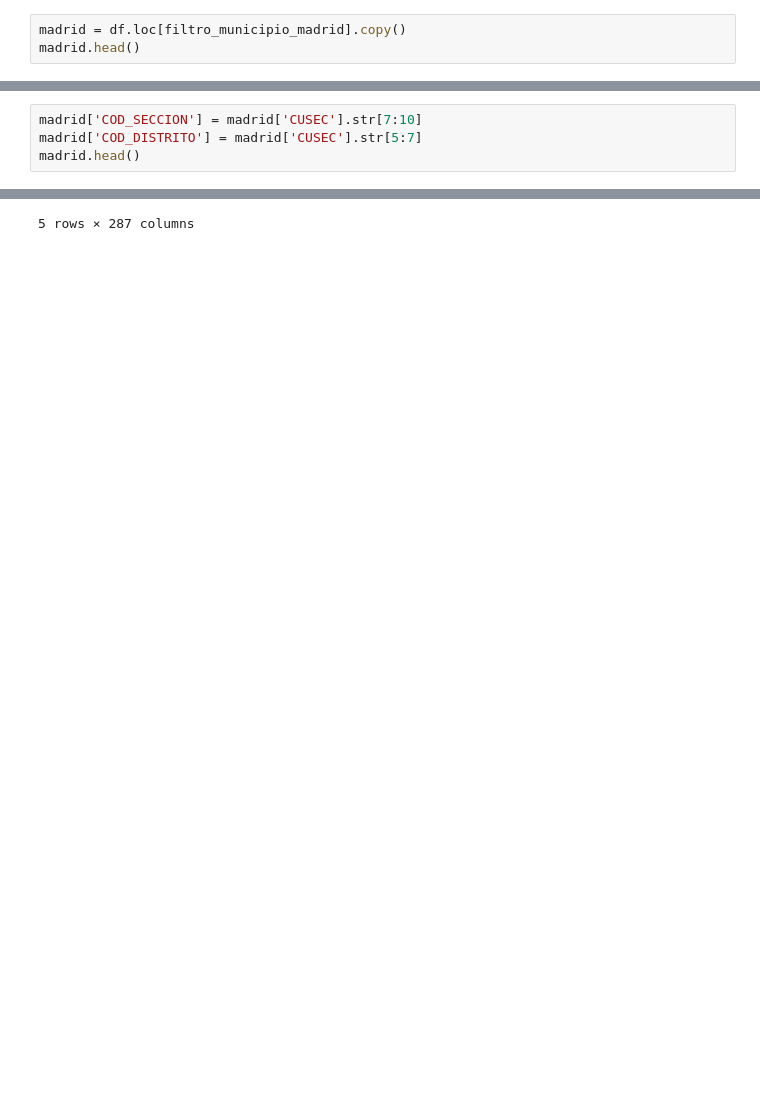
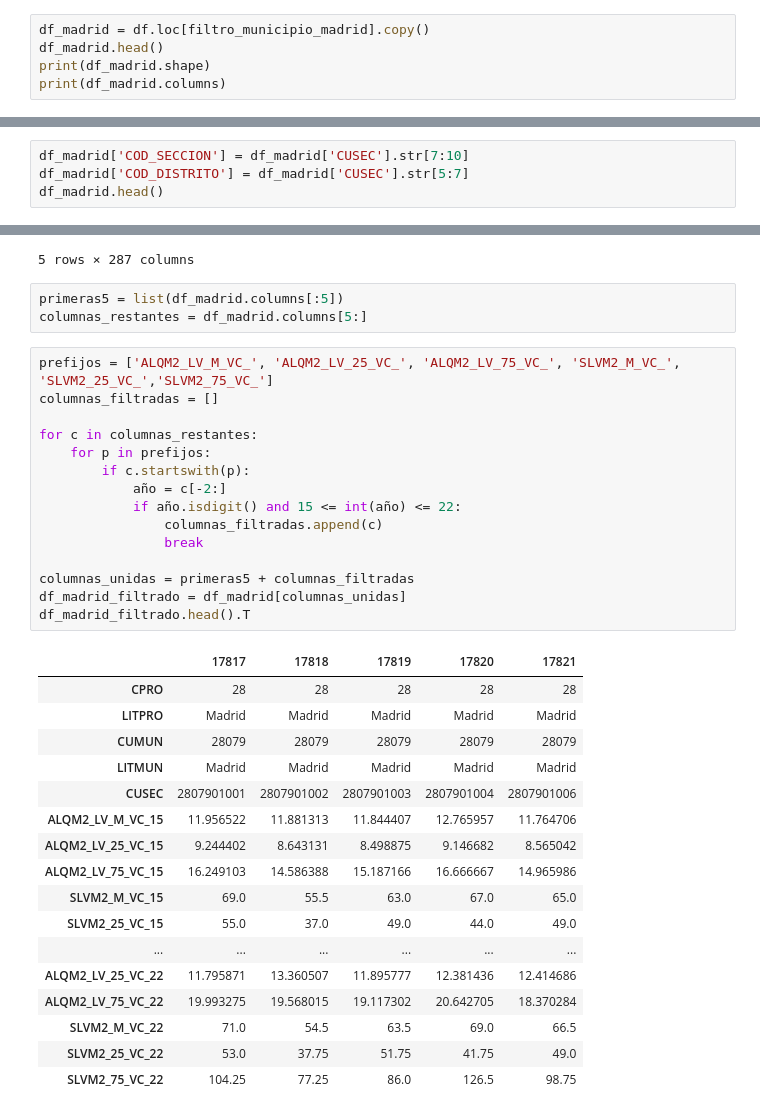
Before and after one commit to Juancarlosdelmarlostanau/proyecto-radar-de-inversion, a Jupyter notebook: datos-serpavi.ipynb, the cells around one changed output, grey strips where cells are left out. Saved outputs shown, nothing was run; the diff lists cells and outputs as text; blank space fills up the shorter version.

```diff
--- a/datos-serpavi.ipynb
+++ b/datos-serpavi.ipynb
@@ -69,6 +69,8 @@ print(filtro_municipio_madrid.sum())
 # %% [output]
 2442
 # %%
-madrid = df.loc[filtro_municipio_madrid].copy()
-madrid.head()
+df_madrid = df.loc[filtro_municipio_madrid].copy()
+df_madrid.head()
+print(df_madrid.shape)
+print(df_madrid.columns)
 # %% [output]
@@ -82,7 +86,7 @@ madrid.head()
 # %%
-madrid['COD_SECCION'] = madrid['CUSEC'].str[7:10]
-madrid['COD_DISTRITO'] = madrid['CUSEC'].str[5:7]
-madrid.head()
+df_madrid['COD_SECCION'] = df_madrid['CUSEC'].str[7:10]
+df_madrid['COD_DISTRITO'] = df_madrid['CUSEC'].str[5:7]
+df_madrid.head()
 # %% [output]
 |  | CPRO | LITPRO | CUMUN | LITMUN | CUSEC | BI_ALVHEPCO_TVC_11 | BI_ALVHEPCO_TVU_11 | ALQM2_LV_M_VC_11 | ... |
 | 17817 | 28 | Madrid | 28079 | Madrid | 2807901001 | 92.0 | 0.0 | 11.368421 | ... |
@@ -91,3 +95,39 @@ madrid.head()
 | 17820 | 28 | Madrid | 28079 | Madrid | 2807901004 | 101.0 | 0.0 | 13.392857 | ... |
 | 17821 | 28 | Madrid | 28079 | Madrid | 2807901006 | 127.0 | 0.0 | 12.500000 | ... |
 5 rows × 287 columns
+# %%
+primeras5 = list(df_madrid.columns[:5])
+columnas_restantes = df_madrid.columns[5:]
+# %%
+prefijos = ['ALQM2_LV_M_VC_', 'ALQM2_LV_25_VC_', 'ALQM2_LV_75_VC_', 'SLVM2_M_VC_', 'SLVM2_25_VC_','SLVM2_75_VC_']
+columnas_filtradas = []
+
+for c in columnas_restantes:
+    for p in prefijos:
+        if c.startswith(p):
+            año = c[-2:]
+            if año.isdigit() and 15 <= int(año) <= 22:
+                columnas_filtradas.append(c)
+                break
+
+columnas_unidas = primeras5 + columnas_filtradas
+df_madrid_filtrado = df_madrid[columnas_unidas]
+df_madrid_filtrado.head().T
+# %% [output]
+|  | 17817 | 17818 | 17819 | 17820 | 17821 |
+| CPRO | 28 | 28 | 28 | 28 | 28 |
+| LITPRO | Madrid | Madrid | Madrid | Madrid | Madrid |
+| CUMUN | 28079 | 28079 | 28079 | 28079 | 28079 |
+| LITMUN | Madrid | Madrid | Madrid | Madrid | Madrid |
+| CUSEC | 2807901001 | 2807901002 | 2807901003 | 2807901004 | 2807901006 |
+| ALQM2_LV_M_VC_15 | 11.956522 | 11.881313 | 11.844407 | 12.765957 | 11.764706 |
+| ALQM2_LV_25_VC_15 | 9.244402 | 8.643131 | 8.498875 | 9.146682 | 8.565042 |
+| ALQM2_LV_75_VC_15 | 16.249103 | 14.586388 | 15.187166 | 16.666667 | 14.965986 |
+| SLVM2_M_VC_15 | 69.0 | 55.5 | 63.0 | 67.0 | 65.0 |
+| SLVM2_25_VC_15 | 55.0 | 37.0 | 49.0 | 44.0 | 49.0 |
+| ... | ... | ... | ... | ... | ... |
+| ALQM2_LV_25_VC_22 | 11.795871 | 13.360507 | 11.895777 | 12.381436 | 12.414686 |
+| ALQM2_LV_75_VC_22 | 19.993275 | 19.568015 | 19.117302 | 20.642705 | 18.370284 |
+| SLVM2_M_VC_22 | 71.0 | 54.5 | 63.5 | 69.0 | 66.5 |
+| SLVM2_25_VC_22 | 53.0 | 37.75 | 51.75 | 41.75 | 49.0 |
+| SLVM2_75_VC_22 | 104.25 | 77.25 | 86.0 | 126.5 | 98.75 |
```
Also changed, not shown: parts of 2 cells of this notebook, 3 other files.
